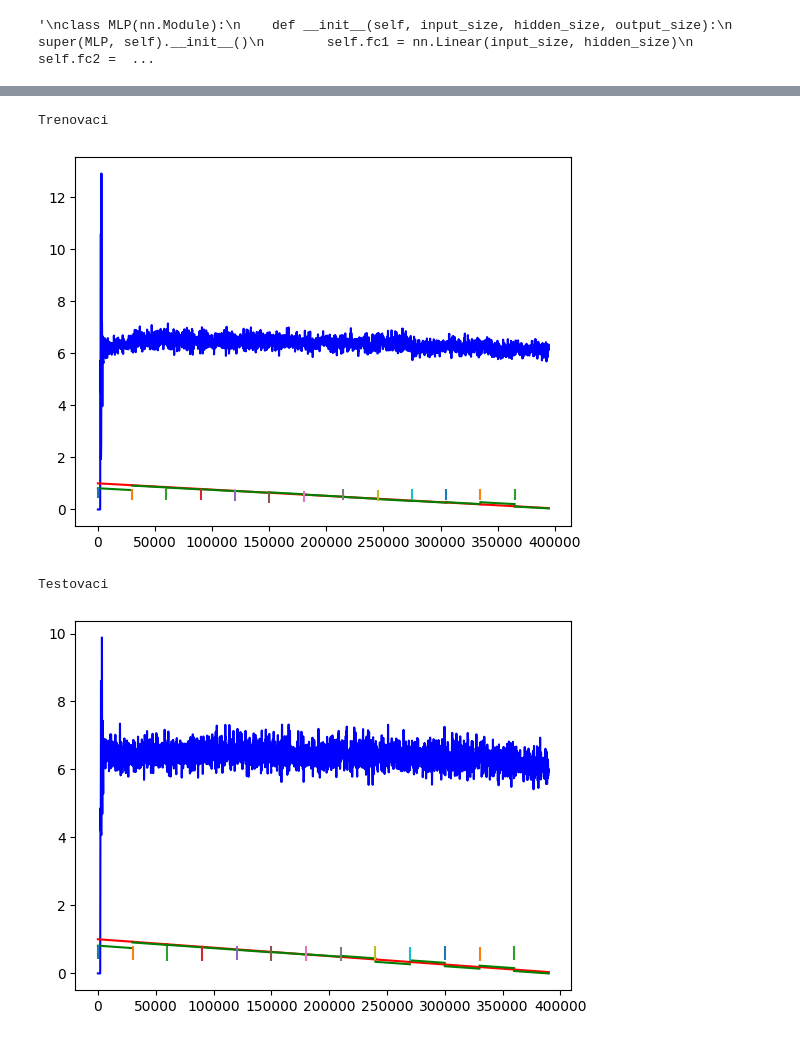
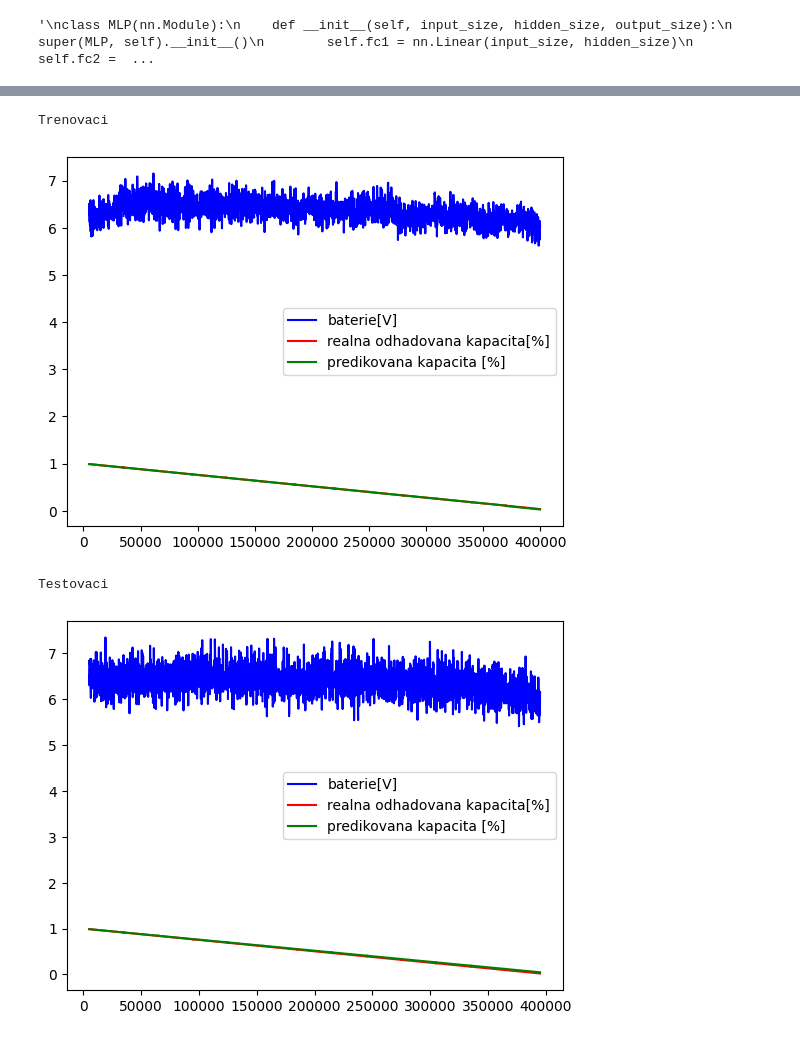
Before and after one commit to martin3698753/cflie, a Jupyter notebook: mpl_pytorch.ipynb, the cells around one changed output, grey strips where cells are left out. Saved outputs shown, nothing was run; the diff lists cells and outputs as text; code cells hidden in the pictures.

```diff
--- a/mpl_pytorch.ipynb
+++ b/mpl_pytorch.ipynb
@@ -5,7 +5,8 @@ batch_size = 16
 hidden_size = 2  # Number of neurons in the hidden layers
 num_layers = 1  # Number of hidden layers
 learning_rate = 0.0001
-num_epochs = 200
+num_epochs = 100
+starting_point =  50 #cutoff first 50 points
 # %%
 import torch
 import torch.nn as nn
@@ -45,7 +46,7 @@ def prep_data(data, seq_length, step=1):
     output_data = data[1]
     time_data = data[2]
     xs, ys = [], []
-    for i in range(0, len(input_data) - seq_length, step):
+    for i in range(starting_point, len(input_data) - seq_length, step):
         x = input_data[i:i + seq_length]
         t = time_data[i:i + seq_length]
         y = output_data[i:i + seq_length]
@@ -78,4 +79,3 @@ X_test, y_test = prep_data(test_data, seq_length)
 # Create training DataLoader for batching
 dataset = TensorDataset(X_train, y_train)
 dataloader = DataLoader(dataset, batch_size=batch_size, shuffle=True)
-print(X_train.shape, y_train.shape)
@@ -169,38 +157,44 @@ def eval(data):
     model.eval()
     with torch.no_grad():
 
         input_data = data[0]
         output_data = data[1]
         time_data = data[2]
-        for i in range(0, len(input_data) - seq_length, seq_length):
+        for i in range(starting_point, len(input_data) - seq_length, seq_length):
             x = input_data[i:i + seq_length]
             t = time_data[i:i + seq_length]
             y = output_data[i:i + seq_length]
 
             slope2, slope, intercept = np.polyfit(t, x, 2)
             mean = np.mean(x)
             std = np.std(x)
             slope = slope*10**(5)
             slope2 = slope2*10**(8)
             std = std*10**(1)
             X = torch.tensor((slope2, slope, intercept, mean, std), dtype=torch.float32)
             pred = model(X).numpy()
             reg = 10**(-8)*pred[0]*t**2 + 10**(-5)*pred[1]*t + pred[2]
 
 
-            plt.plot(t, x, c='blue')
-            plt.plot(t, y, c='red')
-            plt.plot(t, reg, c='green')
-            plt.errorbar(t[0], pred[3], pred[4], linestyle='None')
+            plt.plot(t, x, c='blue', label="baterie[V]")
+            plt.plot(t, y, c='red', label="realna odhadovana kapacita[%]")
+            plt.plot(t, reg, c='green', label="predikovana kapacita [%]")
+            if (i <= starting_point): #otherwise it will print more than once
+                plt.legend()
+            #plt.errorbar(t[0], pred[3], pred[4], linestyle='None')
 
-        plt.show()
+        #plt.show()
 
 print("Trenovaci")
 eval(train_data)
+plt.savefig("pow_train.png")
+plt.show()
 print("Testovaci")
 eval(test_data)
+plt.savefig("pow_test.png")
+plt.show()
 # %% [output]
 Trenovaci
-[figure, old version]
+[figure, new version]
 Testovaci
-[figure, old version]
+[figure, new version]
```
Also changed, not shown: parts of 3 cells of this notebook, 7 other files.
